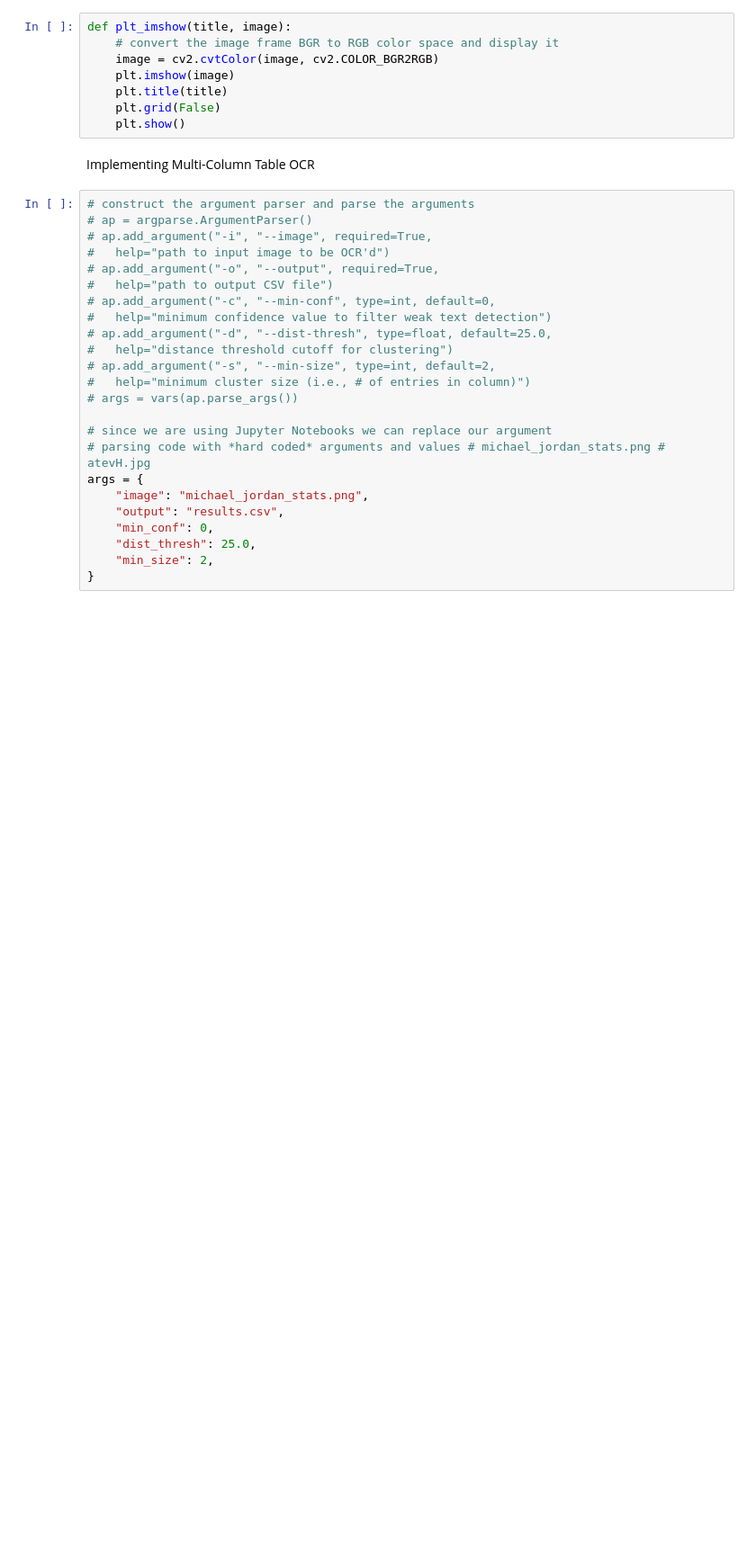
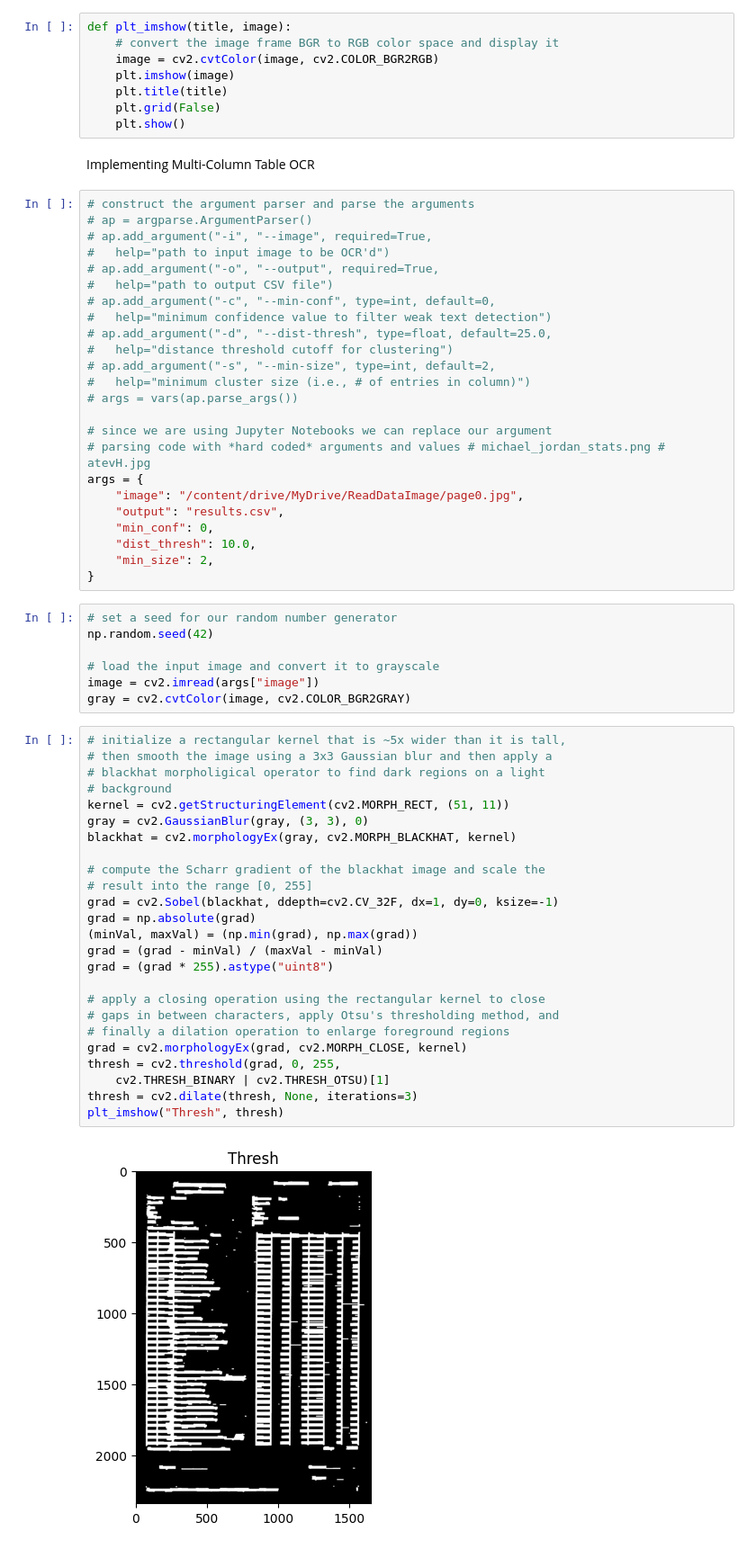
Before and after one commit to Flychuban/Read-data-from-image, a Jupyter notebook: ReadTable.ipynb, the cells around one changed output. Shown: that part at 90% size. Drawn from its saved outputs; the diff is of its cells as text; blank space fills up the shorter version.

```diff
--- a/ReadTable.ipynb
+++ b/ReadTable.ipynb
@@ -65,9 +65,43 @@ Implementing Multi-Column Table OCR
 # since we are using Jupyter Notebooks we can replace our argument
 # parsing code with *hard coded* arguments and values # michael_jordan_stats.png # atevH.jpg
 args = {
-	"image": "michael_jordan_stats.png",
+	"image": "/content/drive/MyDrive/ReadDataImage/page0.jpg",
 	"output": "results.csv",
 	"min_conf": 0,
-	"dist_thresh": 25.0,
+	"dist_thresh": 10.0,
 	"min_size": 2,
 }
+# %%
+# set a seed for our random number generator
+np.random.seed(42)
+
+# load the input image and convert it to grayscale
+image = cv2.imread(args["image"])
+gray = cv2.cvtColor(image, cv2.COLOR_BGR2GRAY)
+# %%
+# initialize a rectangular kernel that is ~5x wider than it is tall,
+# then smooth the image using a 3x3 Gaussian blur and then apply a
+# blackhat morpholigical operator to find dark regions on a light
+# background
+kernel = cv2.getStructuringElement(cv2.MORPH_RECT, (51, 11))
+gray = cv2.GaussianBlur(gray, (3, 3), 0)
+blackhat = cv2.morphologyEx(gray, cv2.MORPH_BLACKHAT, kernel)
+
+# compute the Scharr gradient of the blackhat image and scale the
+# result into the range [0, 255]
+grad = cv2.Sobel(blackhat, ddepth=cv2.CV_32F, dx=1, dy=0, ksize=-1)
+grad = np.absolute(grad)
+(minVal, maxVal) = (np.min(grad), np.max(grad))
+grad = (grad - minVal) / (maxVal - minVal)
+grad = (grad * 255).astype("uint8")
+
+# apply a closing operation using the rectangular kernel to close
+# gaps in between characters, apply Otsu's thresholding method, and
+# finally a dilation operation to enlarge foreground regions
+grad = cv2.morphologyEx(grad, cv2.MORPH_CLOSE, kernel)
+thresh = cv2.threshold(grad, 0, 255,
+	cv2.THRESH_BINARY | cv2.THRESH_OTSU)[1]
+thresh = cv2.dilate(thresh, None, iterations=3)
+plt_imshow("Thresh", thresh)
+# %% [output]
+[figure, added]
```
Also changed, not shown: parts of 2 cells of this notebook.
